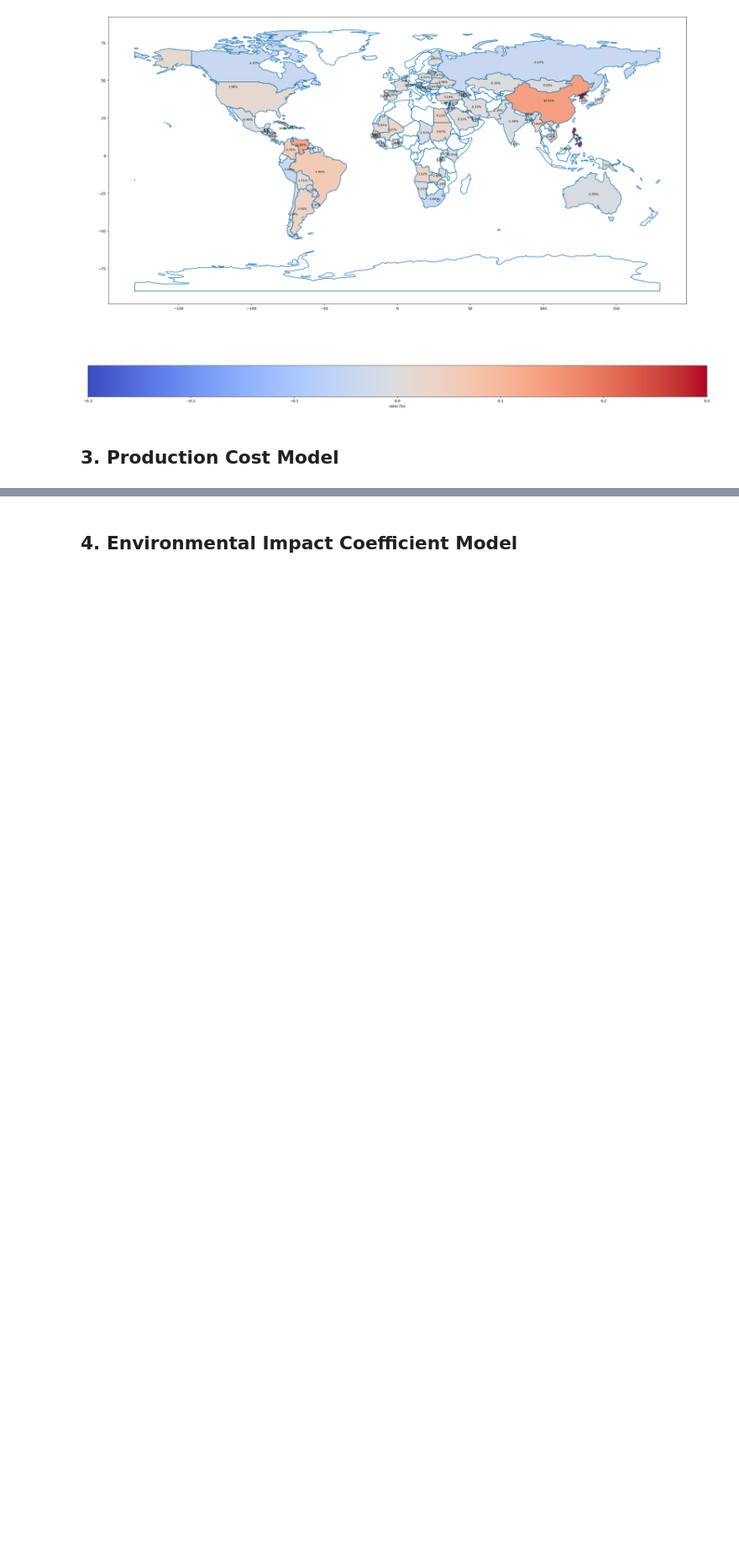
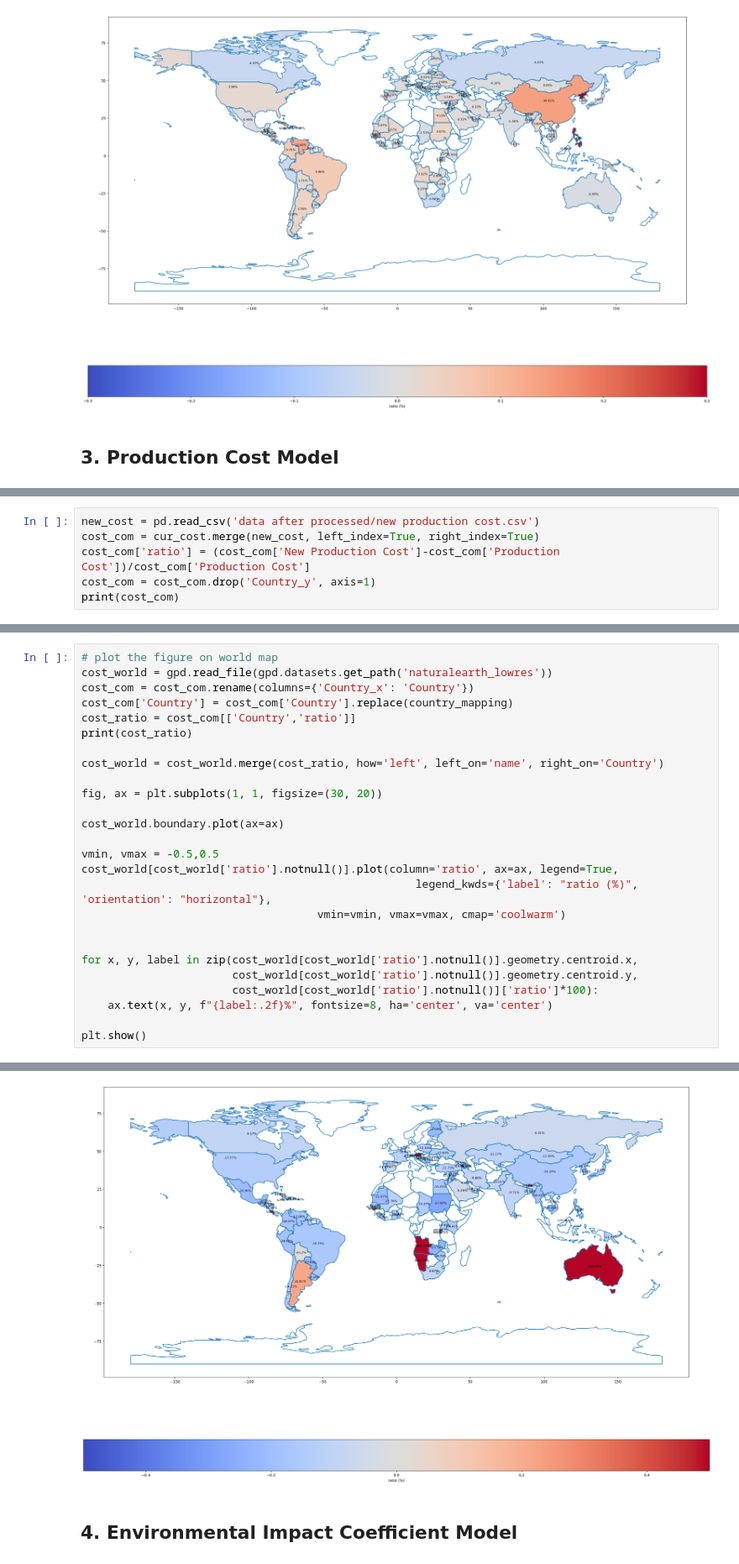
Before and after one commit to YingxiaoDai/ECE225, a Jupyter notebook: project.ipynb, the cells around one changed output, grey strips where cells are left out. Shown at 84% size. Saved outputs shown, nothing was run; the diff lists cells and outputs as text; blank space fills up the shorter version.

```diff
--- a/project.ipynb
+++ b/project.ipynb
@@ -396,0 +394,6 @@ NameError: name 'env_coff' is not defined
+# %%
+new_cost = pd.read_csv('data after processed/new production cost.csv')
+cost_com = cur_cost.merge(new_cost, left_index=True, right_index=True)
+cost_com['ratio'] = (cost_com['New Production Cost']-cost_com['Production Cost'])/cost_com['Production Cost']
+cost_com = cost_com.drop('Country_y', axis=1)
+print(cost_com)
@@ -396,0 +415,27 @@ NameError: name 'env_coff' is not defined
+# %%
+# plot the figure on world map
+cost_world = gpd.read_file(gpd.datasets.get_path('naturalearth_lowres'))
+cost_com = cost_com.rename(columns={'Country_x': 'Country'})
+cost_com['Country'] = cost_com['Country'].replace(country_mapping)
+cost_ratio = cost_com[['Country','ratio']]
+print(cost_ratio)
+
+cost_world = cost_world.merge(cost_ratio, how='left', left_on='name', right_on='Country')
+
+fig, ax = plt.subplots(1, 1, figsize=(30, 20))
+
+cost_world.boundary.plot(ax=ax)
+
+vmin, vmax = -0.5,0.5
+cost_world[cost_world['ratio'].notnull()].plot(column='ratio', ax=ax, legend=True,
+                                                   legend_kwds={'label': "ratio (%)", 'orientation': "horizontal"},
+                                    vmin=vmin, vmax=vmax, cmap='coolwarm')
+
+
+for x, y, label in zip(cost_world[cost_world['ratio'].notnull()].geometry.centroid.x,
+                       cost_world[cost_world['ratio'].notnull()].geometry.centroid.y,
+                       cost_world[cost_world['ratio'].notnull()]['ratio']*100):
+    ax.text(x, y, f"{label:.2f}%", fontsize=8, ha='center', va='center')
+
+plt.show()
+# %% [output]
@@ -397,3 +459,4 @@ NameError: name 'env_coff' is not defined
+[figure, added]
 # %% [markdown]
 ## 4. Environmental Impact Coefficient Model
 # %%
```
Also changed, not shown: parts of 18 cells of this notebook.
